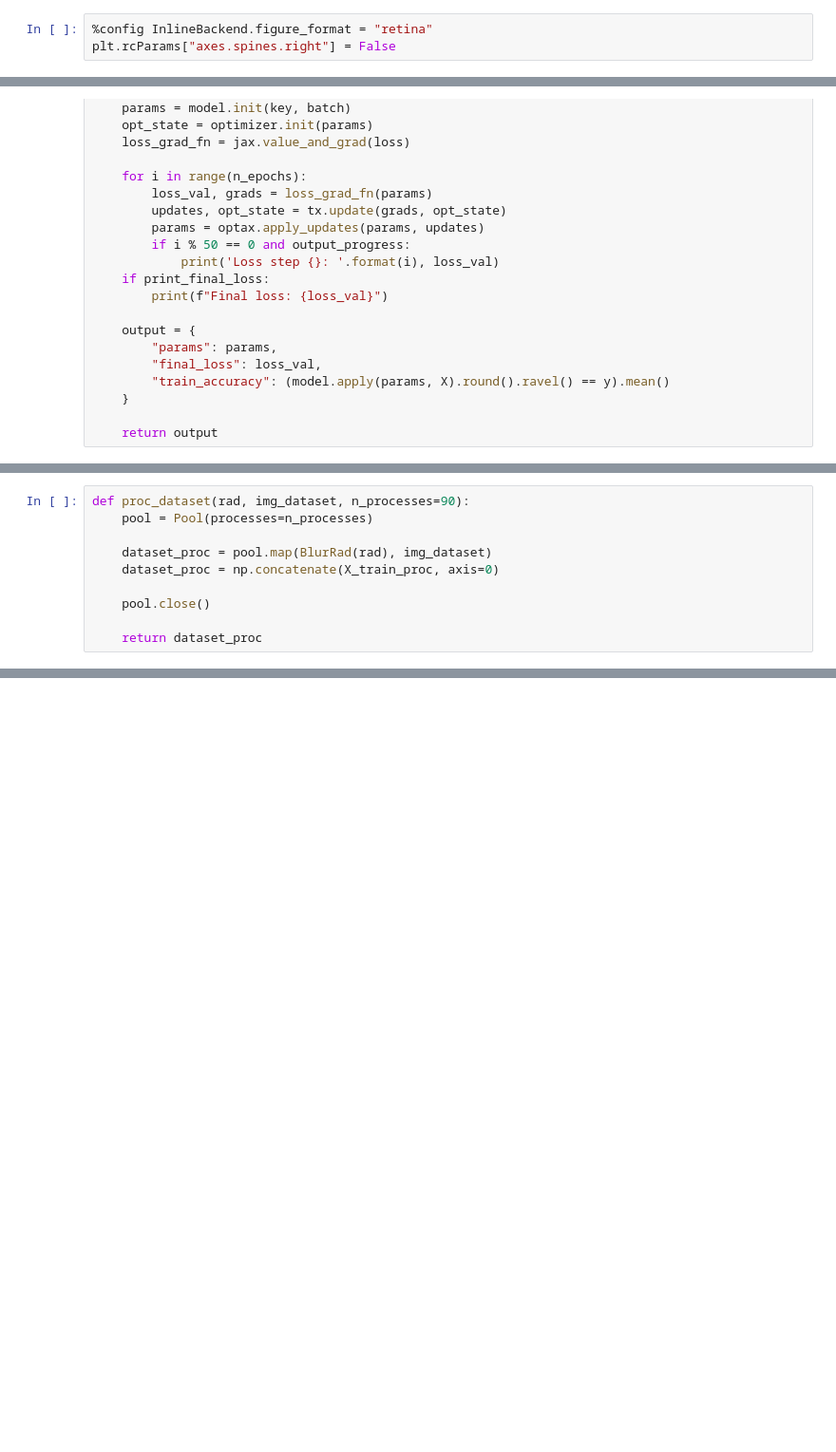
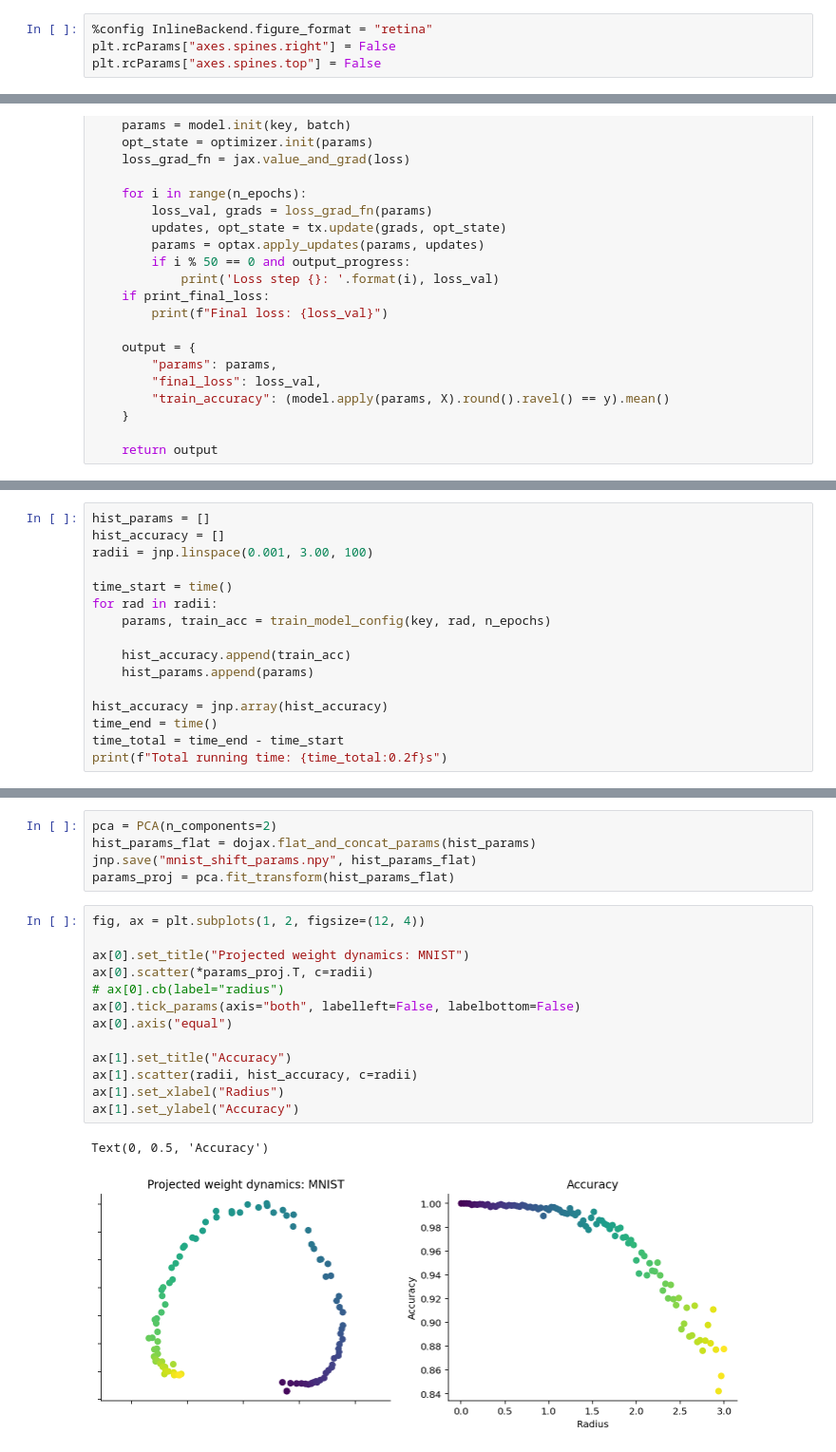
Before and after one commit to probml/shift-happens, a Jupyter notebook: notebooks/shifting-mnist-003.ipynb, the cells around one changed output, grey strips where cells are left out. Shown at 95% size. Drawn from its saved outputs; the diff is of its cells as text; blank space fills up the shorter version.

Commit message:
feat: shifting-mnist-003
Add plots

```diff
--- a/notebooks/shifting-mnist-003.ipynb
+++ b/notebooks/shifting-mnist-003.ipynb
@@ -23,6 +26,7 @@ mnist_test = torchvision.datasets.MNIST(root=".", train=False, download=True)
 # %%
 %config InlineBackend.figure_format = "retina"
 plt.rcParams["axes.spines.right"] = False
+plt.rcParams["axes.spines.top"] = False
 # %%
 radii = [0.1, 0.5, 1.0, 2.0, 3.0, 4.0]
 X_train = np.array(mnist_train.data)
@@ -169,10 +97,0 @@ Wall time: 894 ms
-# %%
-def proc_dataset(rad, img_dataset, n_processes=90):
-    pool = Pool(processes=n_processes)
-
-    dataset_proc = pool.map(BlurRad(rad), img_dataset)
-    dataset_proc = np.concatenate(X_train_proc, axis=0)
-
-    pool.close()
-
-    return dataset_proc
@@ -207,0 +218,16 @@ DeviceArray(0.8966167, dtype=float32)
+# %%
+hist_params = []
+hist_accuracy = []
+radii = jnp.linspace(0.001, 3.00, 100)
+
+time_start = time()
+for rad in radii:
+    params, train_acc = train_model_config(key, rad, n_epochs)
+
+    hist_accuracy.append(train_acc)
+    hist_params.append(params)
+
+hist_accuracy = jnp.array(hist_accuracy)
+time_end = time()
+time_total = time_end - time_start
+print(f"Total running time: {time_total:0.2f}s")
@@ -207,0 +303,21 @@ DeviceArray(0.8966167, dtype=float32)
+# %%
+pca = PCA(n_components=2)
+hist_params_flat = dojax.flat_and_concat_params(hist_params)
+jnp.save("mnist_shift_params.npy", hist_params_flat)
+params_proj = pca.fit_transform(hist_params_flat)
+# %%
+fig, ax = plt.subplots(1, 2, figsize=(12, 4))
+
+ax[0].set_title("Projected weight dynamics: MNIST")
+ax[0].scatter(*params_proj.T, c=radii)
+# ax[0].cb(label="radius")
+ax[0].tick_params(axis="both", labelleft=False, labelbottom=False)
+ax[0].axis("equal")
+
+ax[1].set_title("Accuracy")
+ax[1].scatter(radii, hist_accuracy, c=radii)
+ax[1].set_xlabel("Radius")
+ax[1].set_ylabel("Accuracy")
+# %% [output]
+Text(0, 0.5, 'Accuracy')
+[figure, added]
```
Also changed, not shown: parts of 9 cells of this notebook.
